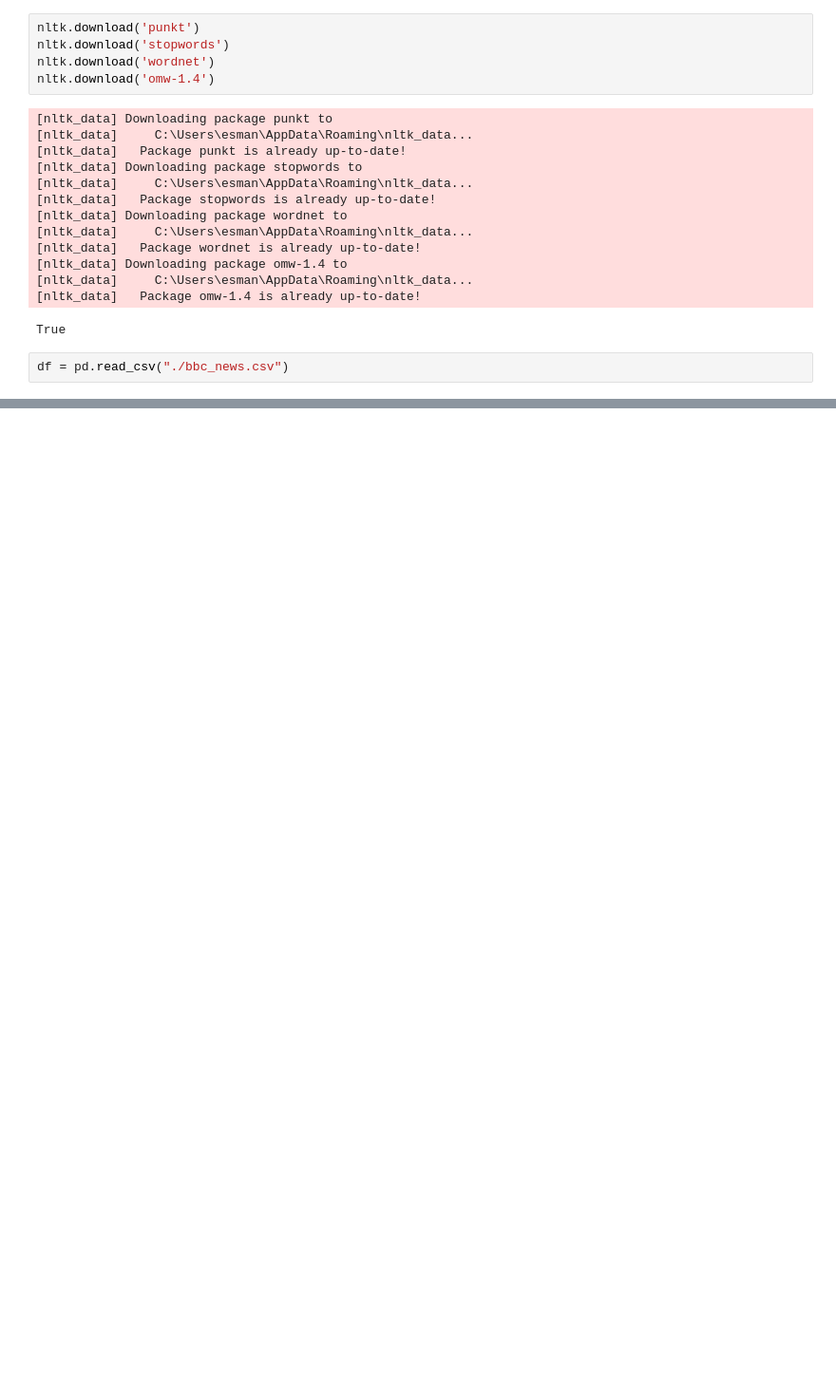
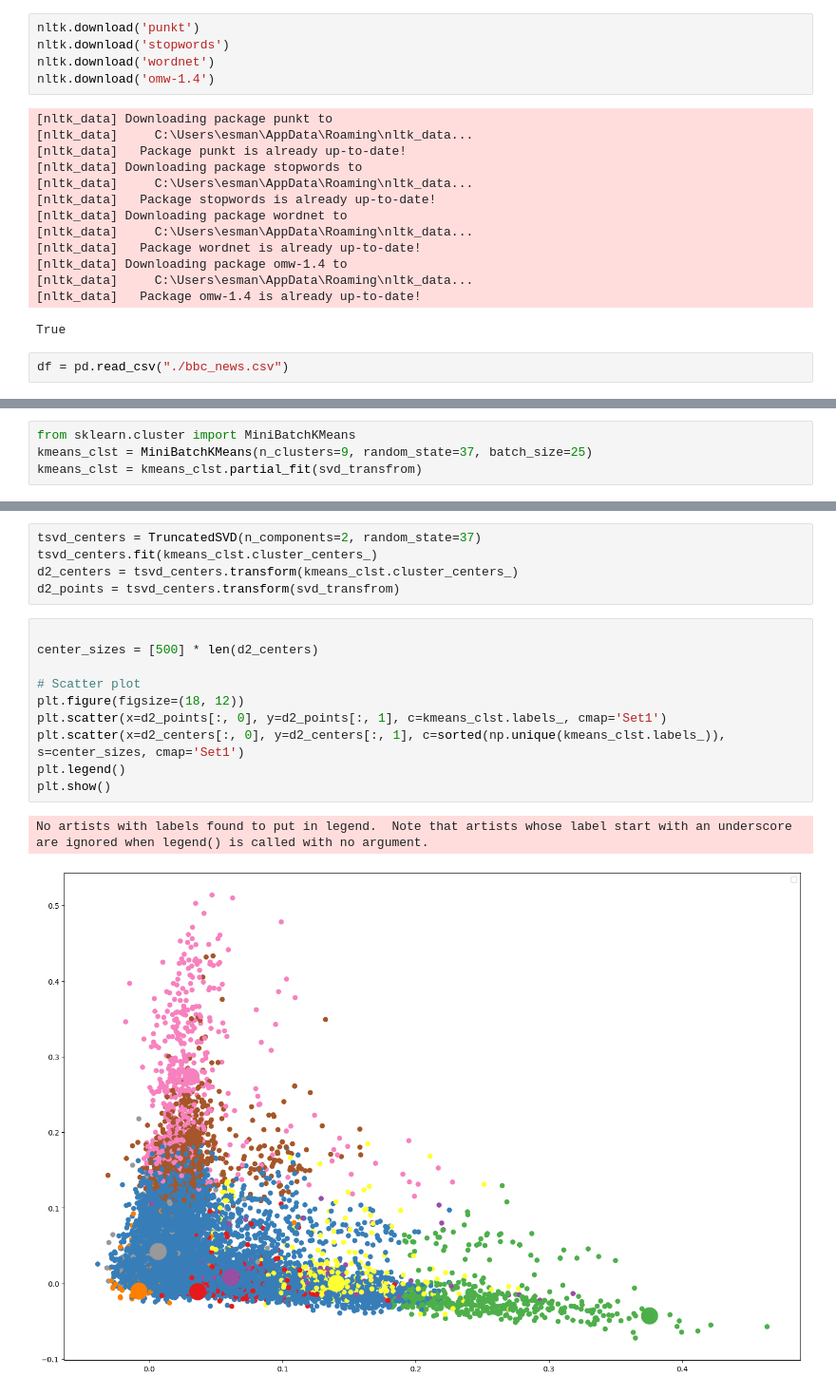
Before and after one commit to esmanurbal/bbc_news, a Jupyter notebook: kmeans.ipynb, the cells around one changed output, grey strips where cells are left out. Shown: that part at 95% size. Saved outputs shown, nothing was run; the diff lists cells and outputs as text; blank space fills up the shorter version.

```diff
--- a/kmeans.ipynb
+++ b/kmeans.ipynb
@@ -156,0 +136,4 @@ sns.heatmap(cosine_similarities)
+# %%
+from sklearn.cluster import MiniBatchKMeans
+kmeans_clst = MiniBatchKMeans(n_clusters=9, random_state=37, batch_size=25)
+kmeans_clst = kmeans_clst.partial_fit(svd_transfrom)
@@ -156,0 +157,18 @@ sns.heatmap(cosine_similarities)
+# %%
+tsvd_centers = TruncatedSVD(n_components=2, random_state=37)
+tsvd_centers.fit(kmeans_clst.cluster_centers_)
+d2_centers = tsvd_centers.transform(kmeans_clst.cluster_centers_)
+d2_points = tsvd_centers.transform(svd_transfrom)
+# %%
+
+center_sizes = [500] * len(d2_centers)
+
+# Scatter plot
+plt.figure(figsize=(18, 12))
+plt.scatter(x=d2_points[:, 0], y=d2_points[:, 1], c=kmeans_clst.labels_, cmap='Set1')
+plt.scatter(x=d2_centers[:, 0], y=d2_centers[:, 1], c=sorted(np.unique(kmeans_clst.labels_)), s=center_sizes, cmap='Set1')
+plt.legend()
+plt.show()
+# %% [output]
+No artists with labels found to put in legend.  Note that artists whose label start with an underscore are ignored when legend() is called with no argument.
+[figure, added]
```
Also changed, not shown: parts of 25 cells of this notebook.
